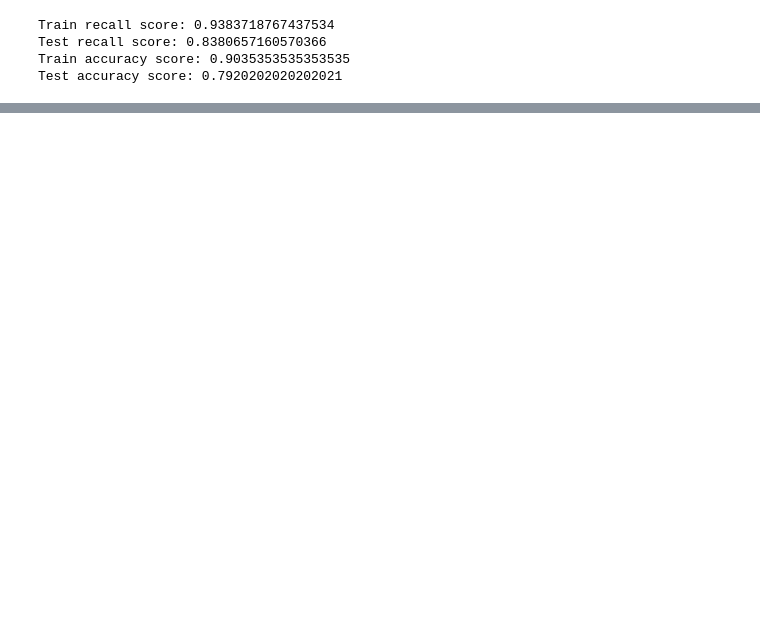
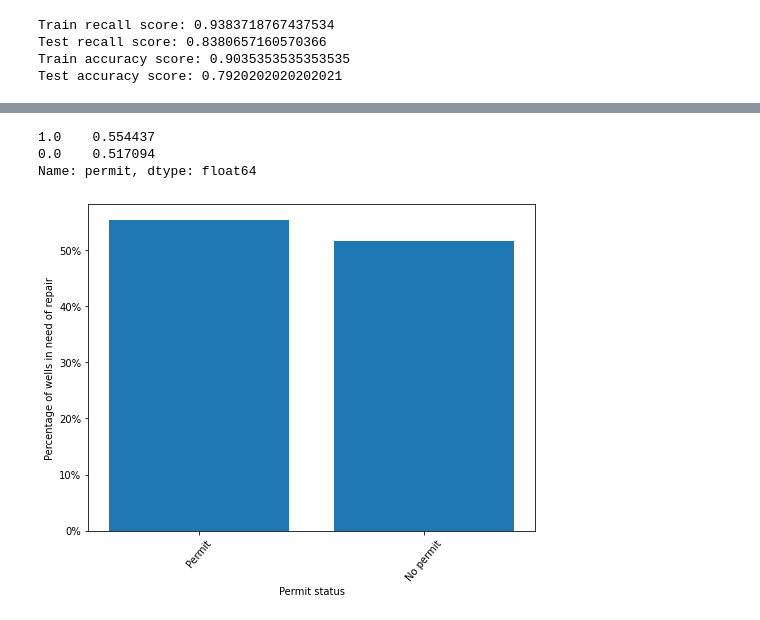
Before and after one commit to hall-nicholas/flatiron-ds-project-3, a Jupyter notebook: code/nick_eda2.ipynb, the cells around one changed output, grey strips where cells are left out. Drawn from its saved outputs; the diff is of its cells as text; code cells hidden in the pictures; blank space fills up the shorter version.

```diff
--- a/code/nick_eda2.ipynb
+++ b/code/nick_eda2.ipynb
@@ -27,0 +244,3 @@ Test accuracy score: 0.7920202020202021
+# %%
+repair_permit = comb_df[['needs_repair', 'permit']]
+repair_permit.head()
@@ -27,0 +254,17 @@ Test accuracy score: 0.7920202020202021
+# %%
+repair_perc_by_permit = repair_permit.loc[repair_permit.needs_repair == 1].permit.value_counts() / repair_permit.permit.value_counts()
+repair_perc_by_permit.sort_values(ascending=False, inplace=True)
+repair_perc_by_permit
+# %% [output]
+1.0    0.554437
+0.0    0.517094
+Name: permit, dtype: float64
+# %%
+fig, ax = plt.subplots(figsize=(8,6))
+ax.bar(repair_perc_by_permit.index.map({0: 'No permit', 1: 'Permit'}), repair_perc_by_permit.values)
+ax.set_xlabel('Permit status')
+ax.set_ylabel('Percentage of wells in need of repair')
+ax.yaxis.set_major_formatter(mtick.PercentFormatter(1))
+plt.xticks(rotation=50);
+# %% [output]
+[figure, added]
```
Also changed, not shown: parts of 22 cells of this notebook, 1 other file.
